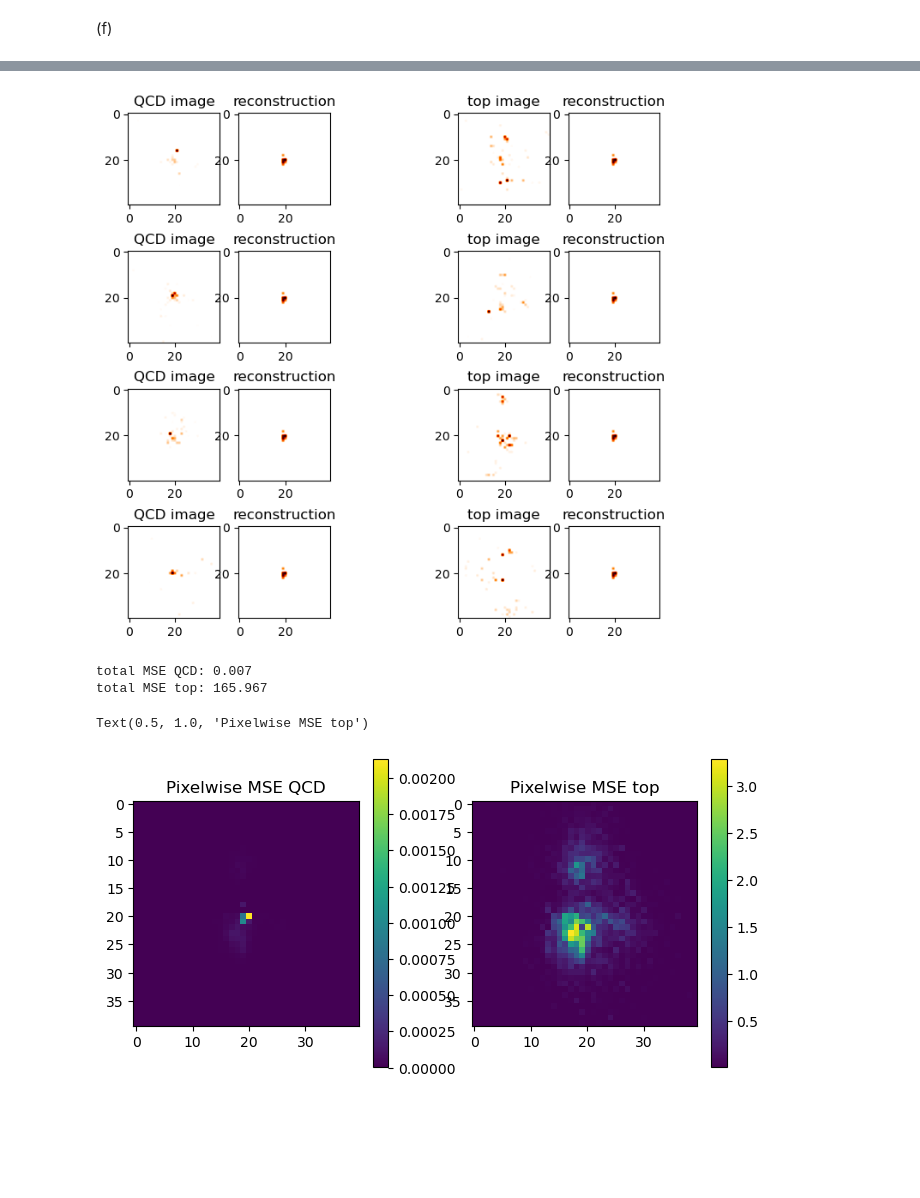
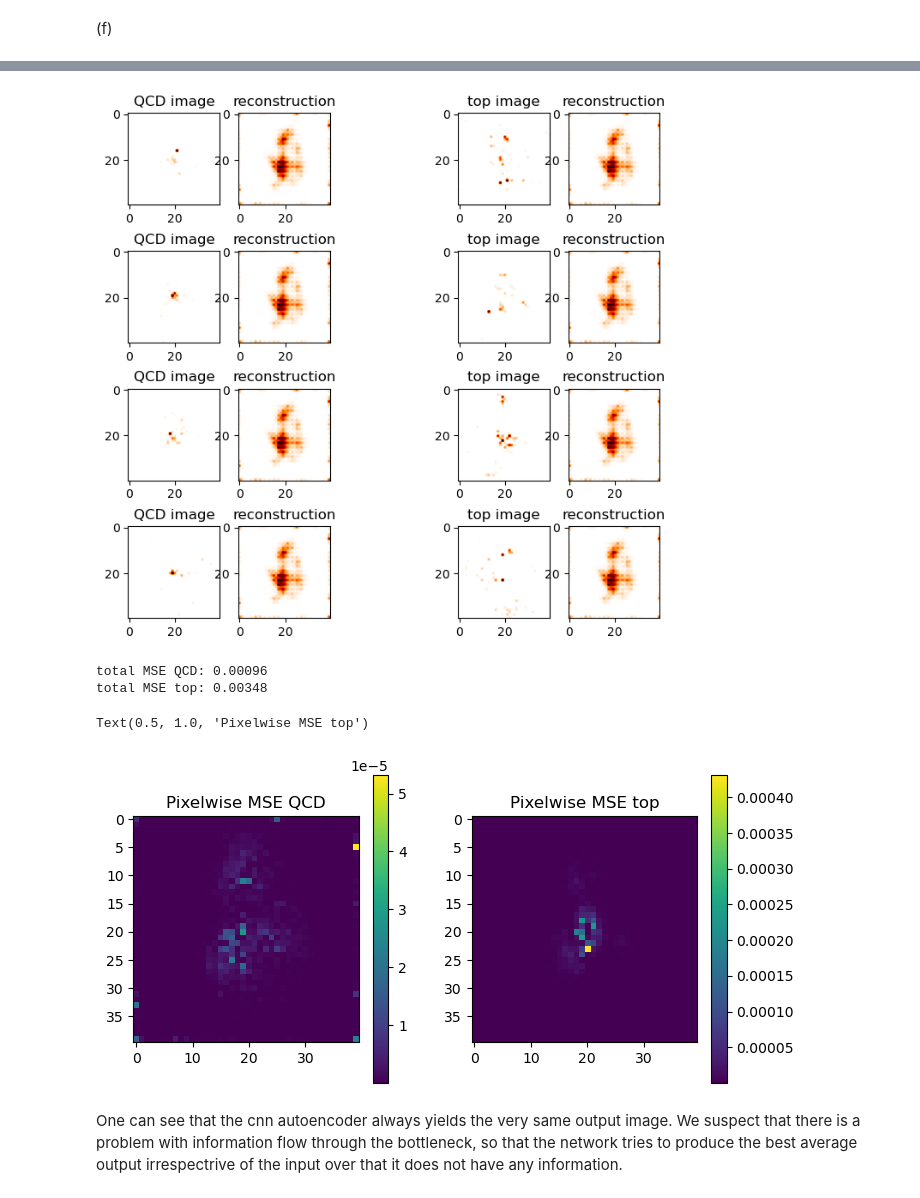
Before and after one commit to Copani/mlph2023-Exercises, a Jupyter notebook: sheet08.ipynb, the cells around one changed output, grey strips where cells are left out. Cells and saved outputs as stored; diff of their text form; code cells hidden in the pictures; blank space fills up the shorter version.

```diff
--- a/sheet08.ipynb
+++ b/sheet08.ipynb
@@ -570,10 +576,11 @@ def batch_loss(model, loss_fn, x):
     loss = loss_fn(pred, x)
     return loss
 # %%
-n_epochs = 20
+n_epochs = 10
+bottleneck_dim = 12
 loss_fn = nn.MSELoss()
-
-model = CNN_autoencoder(bottleneck_dim=20).to(device)
+del model
+model = CNN_autoencoder(bottleneck_dim=bottleneck_dim).to(device)
 print(model)
 total_parameters = sum(p.numel() for p in model.parameters() if p.requires_grad)
 print(f"Model has {total_parameters:d} trainable parameters")
@@ -588,5 +595,5 @@ for epoch in range(n_epochs):
     val_losses = val_epoch(model, val_dataloader, loss_fn, val_losses, batch_loss)
 
     if epoch%1==0:
-        print(f"{epoch} / {n_epochs}")
+        print(f"{epoch + 1} / {n_epochs}")
 # %% [output]
@@ -648,14 +673,14 @@ out_top = []
 
 for i in range(1000):
     # get image and its reconstruction for entire batch
-    img = train_dataloader_qcd.dataset[i]
-    out = model(img).reshape(40,40).detach().numpy()
-    img_qcd.append(img[0])
+    img = train_dataloader_qcd.dataset[i].to(device)
+    out = model(img).reshape(40,40).detach().cpu().numpy()
+    img_qcd.append(img.cpu().numpy()[0])
     out_qcd.append(out)
 
-    img = train_dataloader_top.dataset[i]
-    out = model(img).reshape(40,40).detach().numpy()
-    img_top.append(img[0])
+    img = train_dataloader_top.dataset[i].to(device)
+    out = model(img).reshape(40,40).detach().cpu().numpy()
+    img_top.append(img.cpu().numpy()[0])
     out_top.append(out)
 # %%
 # TODO: Visualize pixel-wise MSE, plot ROC
@@ -696,8 +721,9 @@ val_dataloader = torch.utils.data.DataLoader(val_cnn_dataset, batch_size=64, shu
 # %%
-n_epochs = 5
+n_epochs = 4
+bottleneck_dim = 16
 loss_fn = nn.MSELoss()
 
-model = CNN_autoencoder(bottleneck_dim=10).to(device)
+model = CNN_autoencoder(bottleneck_dim=bottleneck_dim).to(device)
 print(model)
 total_parameters = sum(p.numel() for p in model.parameters() if p.requires_grad)
 print(f"Model has {total_parameters:d} trainable parameters")
@@ -712,7 +738,7 @@ for epoch in range(n_epochs):
     val_losses = val_epoch(model, val_dataloader, loss_fn, val_losses, batch_loss)
 
     if epoch%1==0:
-        print(f"{epoch} / {n_epochs}")
+        print(f"{epoch+1} / {n_epochs}")
 # %% [output]
 CNN_autoencoder(
   (encoder): Sequential(
@@ -746,40 +772,42 @@ plt.legend()
 # Visualize original vs reconstructed QCD and top jets
 
 #load training data for qcd and top jets seperately
 train_dataset_qcd = ae_data(z_train, y_train, qcd=True, top=False)
 train_dataset_top = ae_data(z_train, y_train, qcd=False, top=True)
 train_dataloader_qcd = torch.utils.data.DataLoader(train_dataset_qcd, batch_size=64, shuffle=True)
 train_dataloader_top = torch.utils.data.DataLoader(train_dataset_top, batch_size=64, shuffle=True)
 
 plt.figure(figsize=(8,8))
 for i in range(4):
     ### QCD jets ###
     # get image and its reconstruction
-    img = train_dataloader_qcd.dataset[i]
-    out = model(img).reshape(40,40).detach().numpy()
+    img = train_dataloader_qcd.dataset[i].to(device)
+    out = model(img).reshape(40,40).detach().cpu().numpy()
     # plot original image
     plt.subplot(4,5,5*i+1)
-    plt.imshow(img[0], cmap='gist_heat_r')
+    img_cpu = img.reshape(40,40).detach().cpu().numpy()
+    plt.imshow(img_cpu, cmap='gist_heat_r')
     plt.title('QCD image')
     # plot reconstructed image
     plt.subplot(4,5,5*i+2)
     plt.imshow(out, cmap='gist_heat_r')
     plt.title('reconstruction')
 
     ### top jets ###
     # get image and its reconstruction
-    img = train_dataloader_top.dataset[i]
-    out = model(img).reshape(40,40).detach().numpy()
+    img = train_dataloader_top.dataset[i].to(device)
+    out = model(img).reshape(40,40).detach().cpu().numpy()
     # plot original image
     plt.subplot(4,5,5*i+4)
-    plt.imshow(img[0], cmap='gist_heat_r')
+    img_cpu = img.reshape(40,40).detach().cpu().numpy()
+    plt.imshow(img_cpu, cmap='gist_heat_r')
     plt.title('top image')
     # plot reconstructed image
     plt.subplot(4,5,5*i+5)
     plt.imshow(out, cmap='gist_heat_r')
     plt.title('reconstruction')
 # %% [output]
-[figure, old version]
+[figure, new version]
 # %%
 img_qcd = []
 out_qcd = []
@@ -804,8 +832,8 @@ MSE_qcd = (np.mean(np.array(img_qcd),axis=0) - np.mean(np.array(out_qcd), axis=0
 MSE_qcd = (np.mean(np.array(img_top),axis=0) - np.mean(np.array(out_top), axis=0))**2
 # MSE_top = np.mean((np.array(img_top) - np.array(out_top))**2, axis=0) / AVG_top
 
-print('total MSE QCD:', round(MSE_qcd.sum(),3))
-print('total MSE top:', round(MSE_top.sum(),3))
+print('total MSE QCD:', round(MSE_qcd.sum(),5))
+print('total MSE top:', round(MSE_top.sum(),5))
 
 fig = plt.figure(figsize=(8,4))
 plt.subplot(1,2,1)
@@ -817,7 +845,9 @@ plt.imshow(MSE_top)
 plt.colorbar()
 plt.title('Pixelwise MSE top')
 # %% [output]
-total MSE QCD: 0.007
-total MSE top: 165.967
+total MSE QCD: 0.00096
+total MSE top: 0.00348
 Text(0.5, 1.0, 'Pixelwise MSE top')
-[figure, old version]
+[figure, new version]
+# %% [markdown]
+One can see that the cnn autoencoder always yields the very same output image. We suspect that there is a problem with information flow through the bottleneck, so that the network tries to produce the best average output irrespectrive of the input over that it does not have any information.
```
Also changed, not shown: parts of 16 cells of this notebook.
